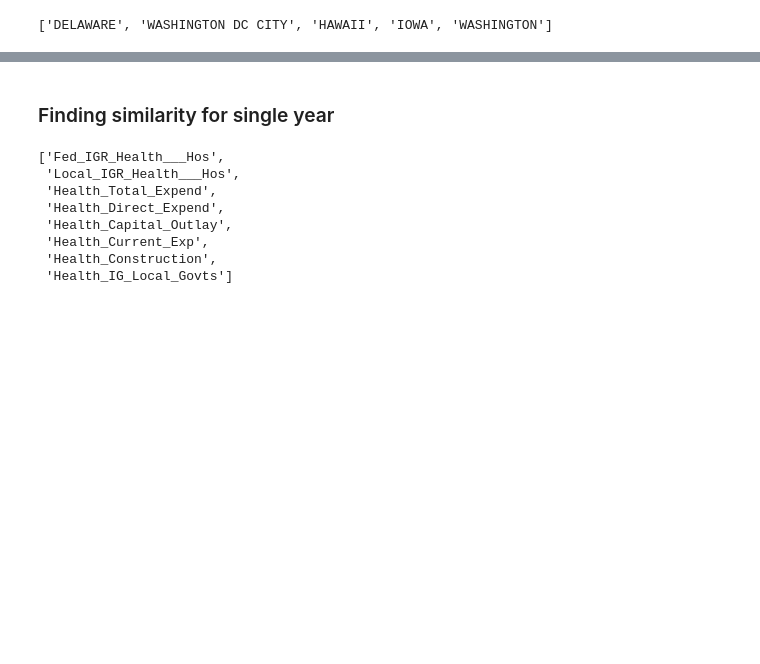
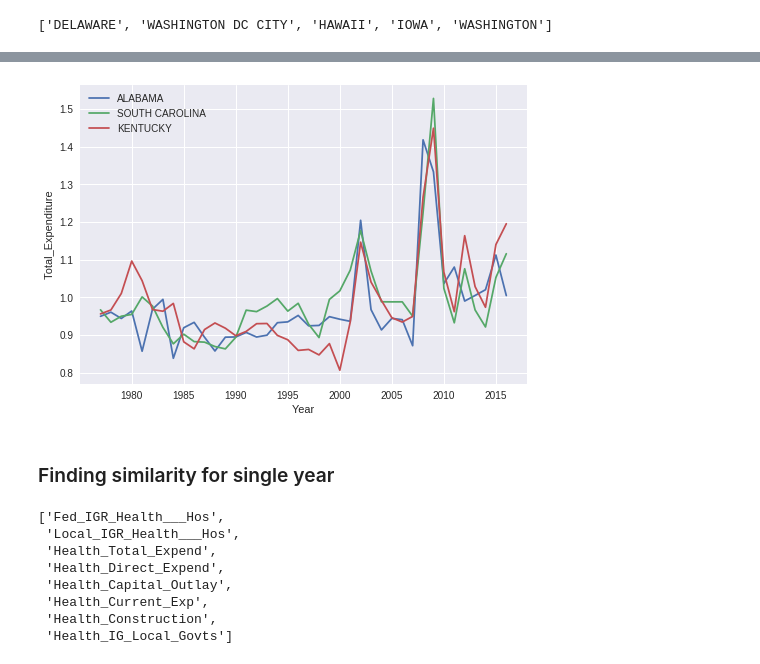
Before and after one commit to TruthTreeASD/ml, a Jupyter notebook: ASD_clustering1.ipynb, the cells around one changed output, grey strips where cells are left out. Drawn from its saved outputs; the diff is of its cells as text; code cells hidden in the pictures; blank space fills up the shorter version.

```diff
--- a/ASD_clustering1.ipynb
+++ b/ASD_clustering1.ipynb
@@ -61,7 +44,7 @@ def getNearest(df, num):
   nbrs = NearestNeighbors(n_neighbors=num, algorithm='auto').fit(df)
   distances, indices = nbrs.kneighbors(df)
 
-  return indices
+  return distances, indices
 # %%
 def getSimilarStates_multi(state, attributes, year, num=1):
   df = data[data['Year']==year][['State'] + attributes]
@@ -192,3 +170,16 @@ plotting(similar_states, attribute)
+# %%
+states = similar_states
+for state in states:
+  plt.plot(data['Year'].drop_duplicates(), data[data['State']==state][attribute]/data[data['State']==state][norm_by])
+#   plt.title(states[0])
+plt.legend(states)
+plt.xlabel('Year')
+plt.ylabel(attribute)
+plt.show()
+
+del states
+# %% [output]
+[figure, added]
 # %% [markdown]
 ### Finding similarity for single year
 # %%
```
Also changed, not shown: parts of 22 cells of this notebook.
